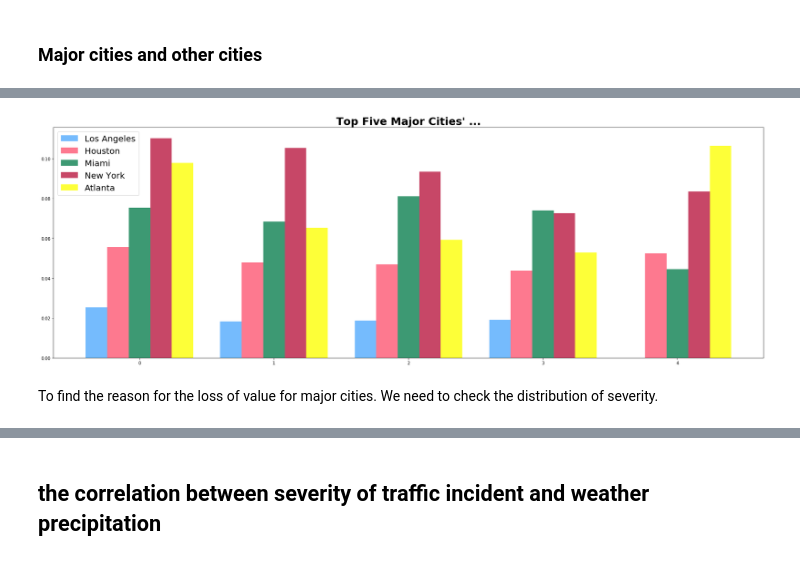
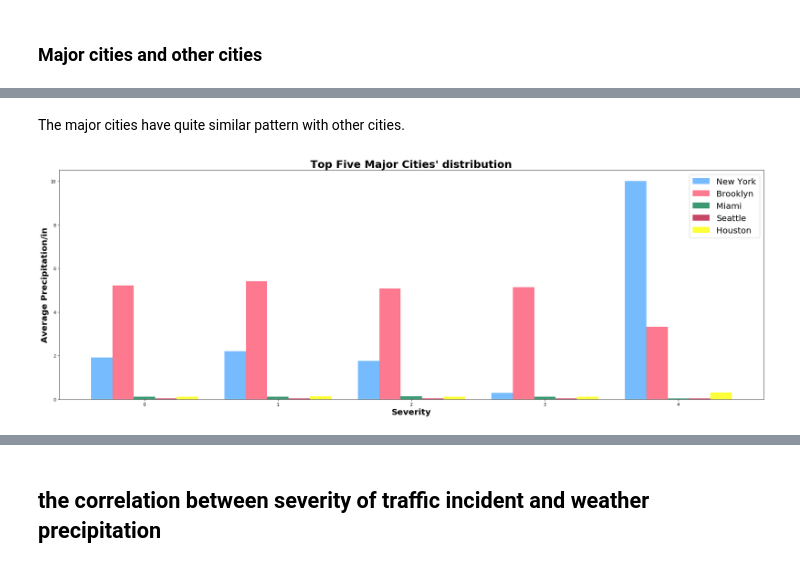
Before and after one commit to mingxinlu/Traffic-Event-Distrubution, a Jupyter notebook: Effect of percipitation on Accident.ipynb, the cells around one changed output, grey strips where cells are left out. Saved outputs shown, nothing was run; the diff lists cells and outputs as text; code cells hidden in the pictures.

```diff
--- a/Effect of percipitation on Accident.ipynb
+++ b/Effect of percipitation on Accident.ipynb
@@ -39,7 +34,9 @@ records=records[(records['StartTime(UTC)']>=start)]
 # %%
 def distribution(df,ax,title):
-    value=df.groupby('Severity')['Precipitation(in)'].apply(lambda a:len(a[a>0])/len(a))
+    value=df.groupby('Severity')['Precipitation(in)'].mean()
     ax.bar(range(5),[value[i] if i in value else 0 for i in range(5)],tick_label=range(5))
     ax.set_title(title, fontdict={'fontsize': 16, 'fontweight': 'bold'})
+    ax.set_xlabel('Severity')
+    ax.set_ylabel('Average Precipitation/in')
 # %%
 fg, ax = plt.subplots(1, 1, figsize=(20, 10))
@@ -51,9 +48,9 @@ distribution(records,ax,'overall')
 # %%
 fg,axes=plt.subplots(2, 2, figsize=(20, 10))
-kinds=records.Type.unique()
+kinds=data.Type.unique()
 k=0
 for i in range(2):
     for j in range(2):
-        distribution(records[records['Type']==kinds[k]],axes[i][j],kinds[k])
+        distribution(data[data['Type']==kinds[k]],axes[i][j],kinds[k])
         k+=1
 # %% [output]
@@ -61,6 +61,6 @@ for i in range(2):
 # %% [markdown]
 ### Major cities and other cities
 # %%
-cities=records['City'].value_counts()[:10].index
+cities=data['City'].value_counts()[:10].index
 cities
 # %% [output]
@@ -70,9 +70,9 @@ Index(['Los Angeles', 'Houston', 'Miami', 'New York', 'Atlanta', 'Chicago',
 # %%
 
 fg, axes = plt.subplots(1, 2, figsize=(30, 10))
-plt.suptitle('test',fontsize=35)
-major_cities=records.loc[records['City'].isin(cities)]
-other_cities=records.loc[records['City'].isin(cities)==False]
+plt.suptitle('compare major cities with other cities',fontsize=35)
+major_cities=data.loc[data['City'].isin(cities)]
+other_cities=data.loc[data['City'].isin(cities)==False]
 distribution(major_cities,axes[0],'Majoy Cities')
 distribution(other_cities,axes[1],'Other Cities')
 # %% [output]
@@ -89,22 +89,24 @@ for i in range(len(kinds)):
+# %% [markdown]
+The major cities have quite similar pattern with other cities.
 # %%
 top_five=cities[:5]
 plt.figure(figsize=(30,10))
 
 x =list(range(5))
 total_width, n = 0.8, 5
 width = total_width / n
 cl=['lemon yellow','deep rose','ocean green','carnation','sky blue']
 for city in top_five:
-    target=records[records['City']==city]
-    value = target.groupby('Severity')['Precipitation(in)'].apply(lambda a:len(a[a>0])/len(a))
+    target=data[data['City']==city]
+    value = target.groupby('Severity')['Precipitation(in)'].mean()
     plt.bar(x, [value[i] if i in value else 0 for i in range(5)], width=width, label=city,fc ='xkcd:'+cl.pop())
     for i in range(len(x)):
         x[i]+=width
 plt.xticks([i+2*width for i in range(5)],range(5))
+plt.xlabel('Severity',fontdict={'fontsize': 20, 'fontweight': 'bold'})
+plt.ylabel('Average Precipitation/in',fontdict={'fontsize': 20, 'fontweight': 'bold'})
 plt.legend(prop = {'size':20})
-plt.title("Top Five Major Cities\' ...", fontdict={'fontsize': 25, 'fontweight': 'bold'})
+plt.title("Top Five Major Cities\' distribution", fontdict={'fontsize': 25, 'fontweight': 'bold'})
 pass
 # %% [output]
-[figure, old version]
+[figure, new version]
-# %% [markdown]
-To find the reason for the loss of value for major cities. We need to check the distribution of severity.
```
Also changed, not shown: parts of 57 cells of this notebook.
